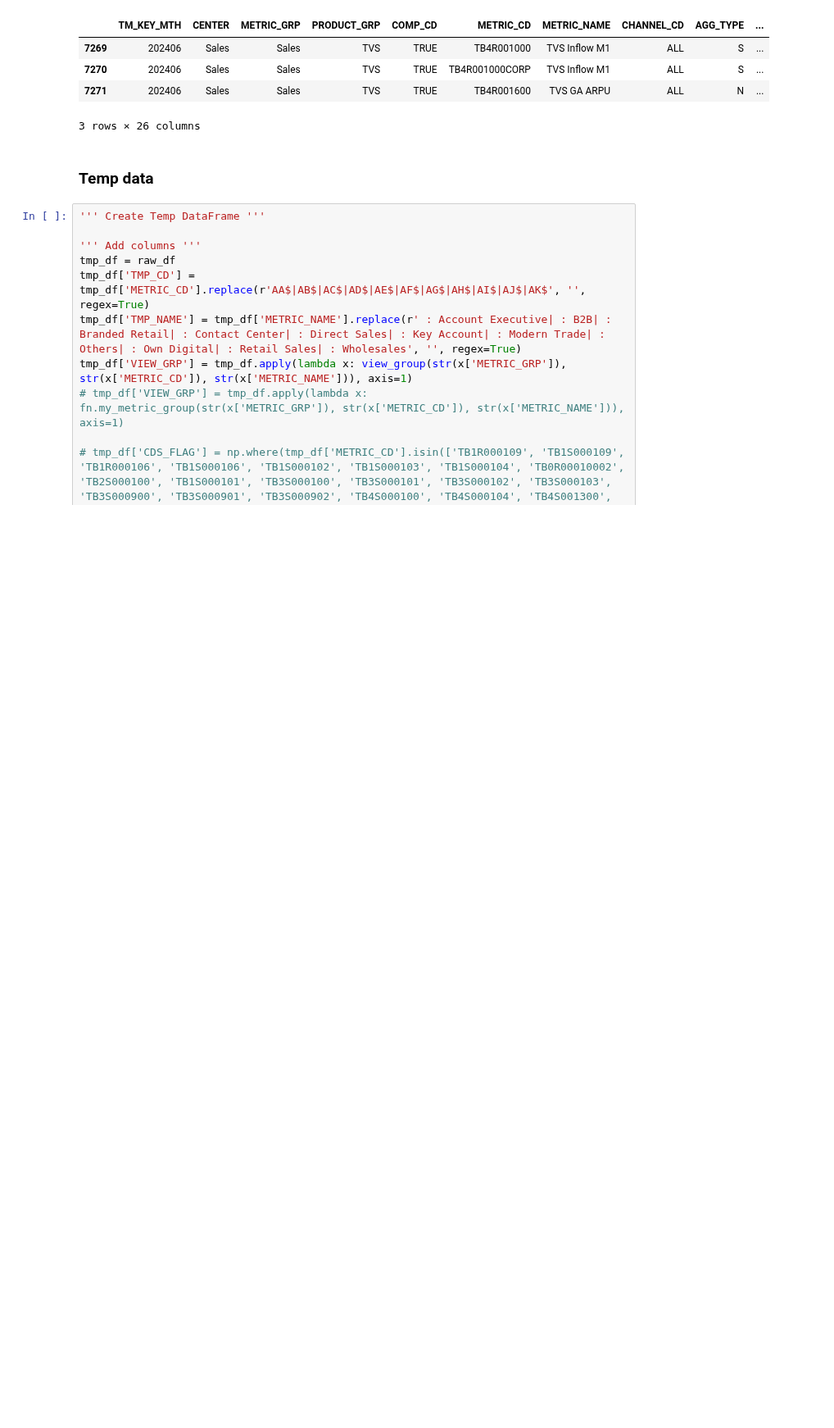
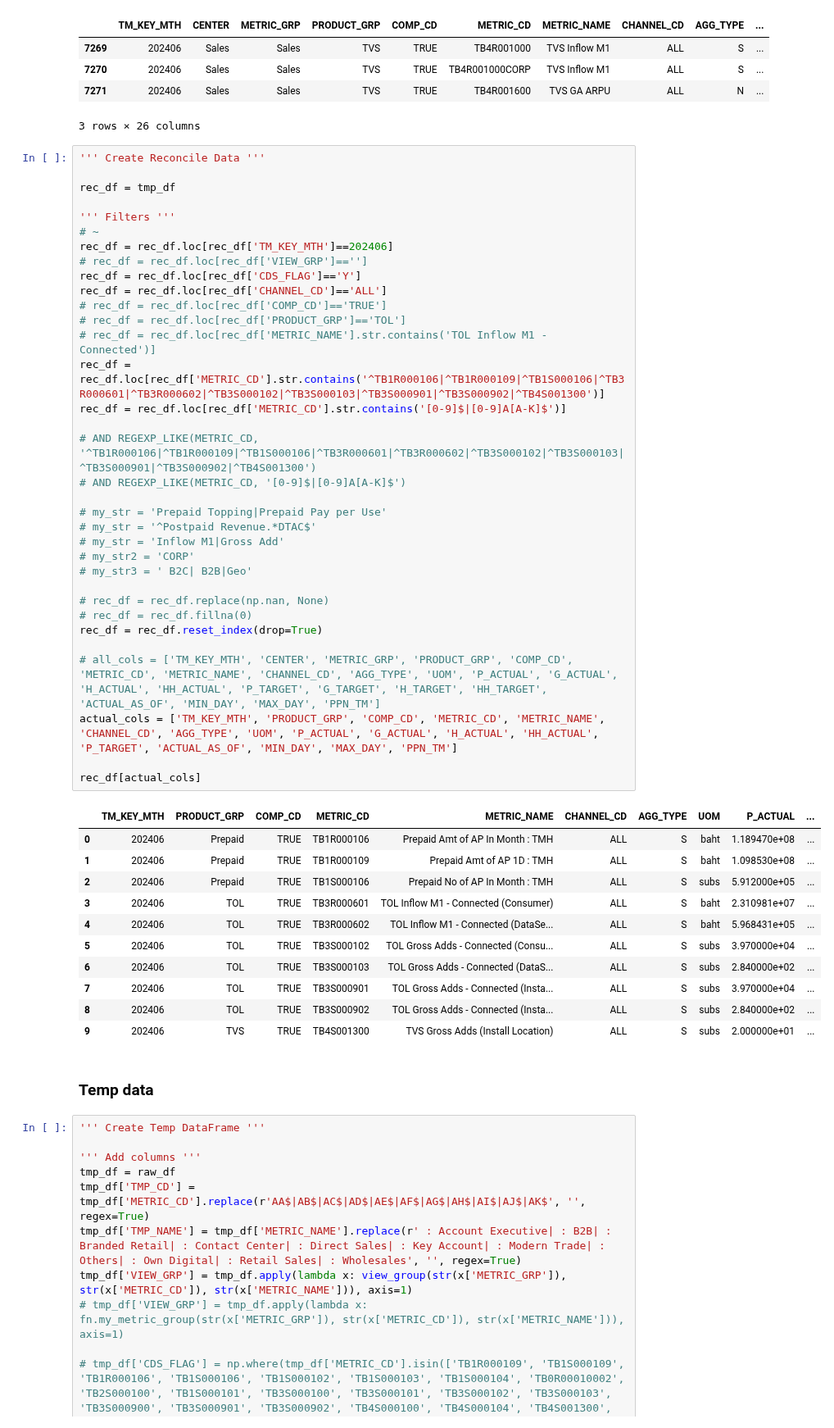
Before and after one commit to ruzlim/Jupyter, a Jupyter notebook: ETL/Monitoring/VINSIGHT-Data Monitoring.ipynb, the cells around one changed output. Shown at 82% size. Saved outputs shown, nothing was run; the diff lists cells and outputs as text; blank space fills up the shorter version.

```diff
--- a/ETL/Monitoring/VINSIGHT-Data Monitoring.ipynb
+++ b/ETL/Monitoring/VINSIGHT-Data Monitoring.ipynb
@@ -267,6 +264,52 @@ tmp_df.tail(3)
 | 7270 | 202406 | Sales | Sales | TVS | TRUE | TB4R001000CORP | TVS Inflow M1 | ALL | S | ... |
 | 7271 | 202406 | Sales | Sales | TVS | TRUE | TB4R001600 | TVS GA ARPU | ALL | N | ... |
 3 rows × 26 columns
+# %%
+''' Create Reconcile Data '''
+
+rec_df = tmp_df
+
+''' Filters '''
+# ~
+rec_df = rec_df.loc[rec_df['TM_KEY_MTH']==202406]
+# rec_df = rec_df.loc[rec_df['VIEW_GRP']=='']
+rec_df = rec_df.loc[rec_df['CDS_FLAG']=='Y']
+rec_df = rec_df.loc[rec_df['CHANNEL_CD']=='ALL']
+# rec_df = rec_df.loc[rec_df['COMP_CD']=='TRUE']
+# rec_df = rec_df.loc[rec_df['PRODUCT_GRP']=='TOL']
+# rec_df = rec_df.loc[rec_df['METRIC_NAME'].str.contains('TOL Inflow M1 - Connected')]
+rec_df = rec_df.loc[rec_df['METRIC_CD'].str.contains('^TB1R000106|^TB1R000109|^TB1S000106|^TB3R000601|^TB3R000602|^TB3S000102|^TB3S000103|^TB3S000901|^TB3S000902|^TB4S001300')]
+rec_df = rec_df.loc[rec_df['METRIC_CD'].str.contains('[0-9]$|[0-9]A[A-K]$')]
+
+# AND REGEXP_LIKE(METRIC_CD, '^TB1R000106|^TB1R000109|^TB1S000106|^TB3R000601|^TB3R000602|^TB3S000102|^TB3S000103|^TB3S000901|^TB3S000902|^TB4S001300')
+# AND REGEXP_LIKE(METRIC_CD, '[0-9]$|[0-9]A[A-K]$')
+
+# my_str = 'Prepaid Topping|Prepaid Pay per Use'
+# my_str = '^Postpaid Revenue.*DTAC$'
+# my_str = 'Inflow M1|Gross Add'
+# my_str2 = 'CORP'
+# my_str3 = ' B2C| B2B|Geo'
+
+# rec_df = rec_df.replace(np.nan, None)
+# rec_df = rec_df.fillna(0)
+rec_df = rec_df.reset_index(drop=True)
+
+# all_cols = ['TM_KEY_MTH', 'CENTER', 'METRIC_GRP', 'PRODUCT_GRP', 'COMP_CD', 'METRIC_CD', 'METRIC_NAME', 'CHANNEL_CD', 'AGG_TYPE', 'UOM', 'P_ACTUAL', 'G_ACTUAL', 'H_ACTUAL', 'HH_ACTUAL', 'P_TARGET', 'G_TARGET', 'H_TARGET', 'HH_TARGET', 'ACTUAL_AS_OF', 'MIN_DAY', 'MAX_DAY', 'PPN_TM']
+actual_cols = ['TM_KEY_MTH', 'PRODUCT_GRP', 'COMP_CD', 'METRIC_CD', 'METRIC_NAME', 'CHANNEL_CD', 'AGG_TYPE', 'UOM', 'P_ACTUAL', 'G_ACTUAL', 'H_ACTUAL', 'HH_ACTUAL', 'P_TARGET', 'ACTUAL_AS_OF', 'MIN_DAY', 'MAX_DAY', 'PPN_TM']
+
+rec_df[actual_cols]
+# %% [output]
+|  | TM_KEY_MTH | PRODUCT_GRP | COMP_CD | METRIC_CD | METRIC_NAME | CHANNEL_CD | AGG_TYPE | UOM | P_ACTUAL | ... |
+| 0 | 202406 | Prepaid | TRUE | TB1R000106 | Prepaid Amt of AP In Month : TMH | ALL | S | baht | 1.189470e+08 | ... |
+| 1 | 202406 | Prepaid | TRUE | TB1R000109 | Prepaid Amt of AP 1D : TMH | ALL | S | baht | 1.098530e+08 | ... |
+| 2 | 202406 | Prepaid | TRUE | TB1S000106 | Prepaid No of AP In Month : TMH | ALL | S | subs | 5.912000e+05 | ... |
+| 3 | 202406 | TOL | TRUE | TB3R000601 | TOL Inflow M1 - Connected (Consumer) | ALL | S | baht | 2.310981e+07 | ... |
+| 4 | 202406 | TOL | TRUE | TB3R000602 | TOL Inflow M1 - Connected (DataSe... | ALL | S | baht | 5.968431e+05 | ... |
+| 5 | 202406 | TOL | TRUE | TB3S000102 | TOL Gross Adds - Connected (Consu... | ALL | S | subs | 3.970000e+04 | ... |
+| 6 | 202406 | TOL | TRUE | TB3S000103 | TOL Gross Adds - Connected (DataS... | ALL | S | subs | 2.840000e+02 | ... |
+| 7 | 202406 | TOL | TRUE | TB3S000901 | TOL Gross Adds - Connected (Insta... | ALL | S | subs | 3.970000e+04 | ... |
+| 8 | 202406 | TOL | TRUE | TB3S000902 | TOL Gross Adds - Connected (Insta... | ALL | S | subs | 2.840000e+02 | ... |
+| 9 | 202406 | TVS | TRUE | TB4S001300 | TVS Gross Adds (Install Location) | ALL | S | subs | 2.000000e+01 | ... |
 # %% [markdown]
 ### Temp data
 # %%
```
Also changed, not shown: parts of 2 cells of this notebook.
